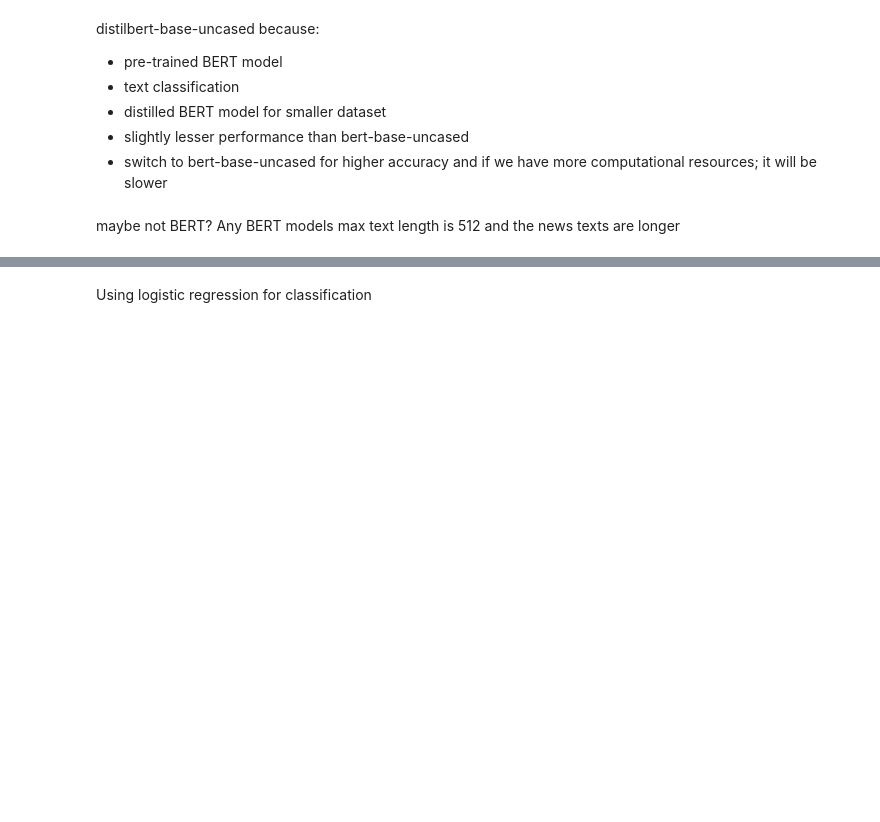
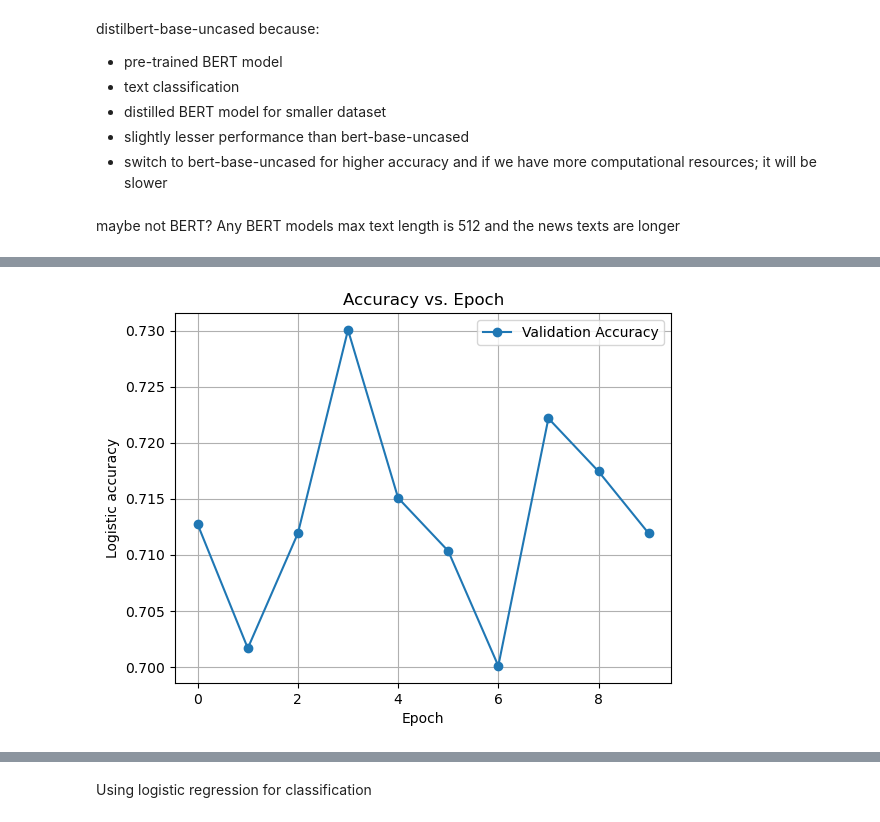
Before and after one commit to rimshaTest/Fake-News-NLP, a Jupyter notebook: Model_training.ipynb, the cells around one changed output, grey strips where cells are left out. Cells and saved outputs as stored; diff of their text form; code cells hidden in the pictures; blank space fills up the shorter version.

Commit message:
plots added

```diff
--- a/Model_training.ipynb
+++ b/Model_training.ipynb
@@ -174,0 +241,10 @@ To support symlinks on Windows, you either need to activate Developer Mode or to
+# %%
+plt.plot(logistic_accuracies, marker='o', label='Validation Accuracy')
+plt.xlabel('Epoch')
+plt.ylabel('Logistic accuracy')
+plt.title('Accuracy vs. Epoch')
+plt.legend()
+plt.grid(True)
+plt.savefig('logistic.png')
+# %% [output]
+[figure, added]
```
Also changed, not shown: parts of 6 cells of this notebook, 2 other files.
